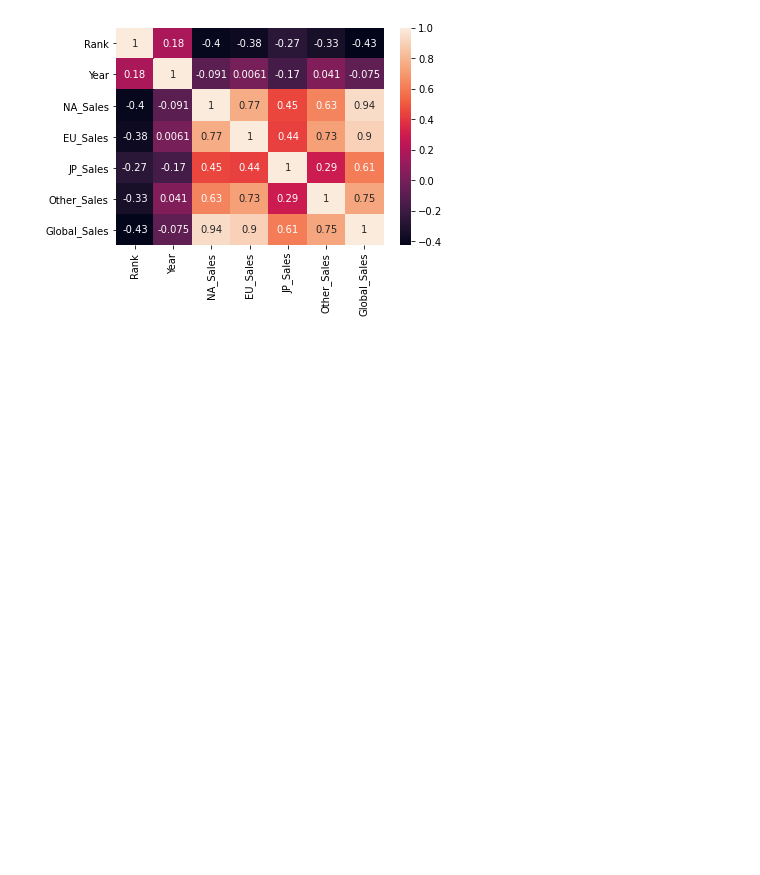
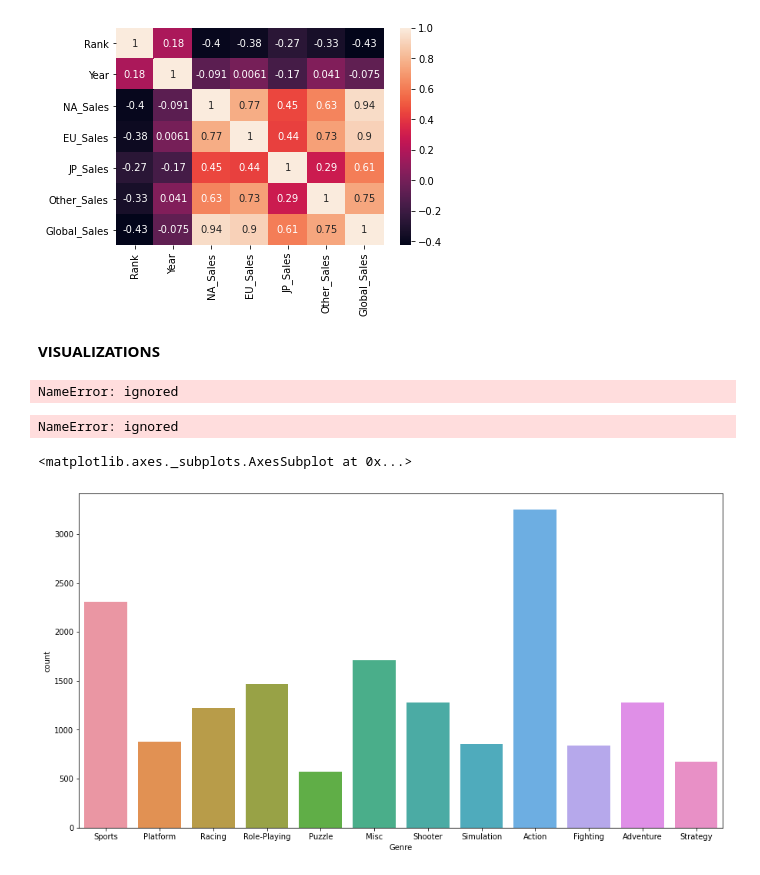
Before and after one commit to Aishwarya2k7/Vector, a Jupyter notebook: EDA.ipynb, the cells around one changed output. Saved outputs shown, nothing was run; the diff lists cells and outputs as text; code cells hidden in the pictures; blank space fills up the shorter version.

```diff
--- a/EDA.ipynb
+++ b/EDA.ipynb
@@ -193,0 +258,21 @@ plt.show()
+# %% [markdown]
+**VISUALIZATIONS**
+# %%
+df['Genre'].apply(pd.value_counts).plot(kind='pie', subplots=True)
+# %% [output]
+NameError: ignored
+# %%
+height = [3, 12, 5, 18, 45]
+bars = ('A', 'B', 'C', 'D', 'E')
+y_pos = np.arange(len(bars))
+plt.bar(y_pos, height, color=['black', 'red', 'green', 'blue', 'cyan'])
+plt.xticks(y_pos, bars)
+plt.show()
+# %% [output]
+NameError: ignored
+# %%
+plt.figure(figsize=(15,8))
+sns.countplot(x ='Genre', data = df)
+# %% [output]
+<matplotlib.axes._subplots.AxesSubplot at 0x...>
+[figure, added]
```
Also changed, not shown: parts of 16 cells of this notebook.
